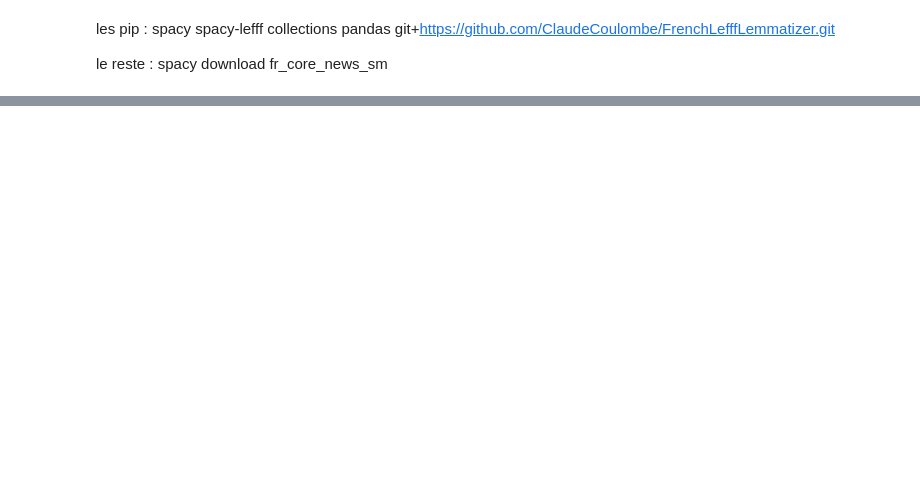
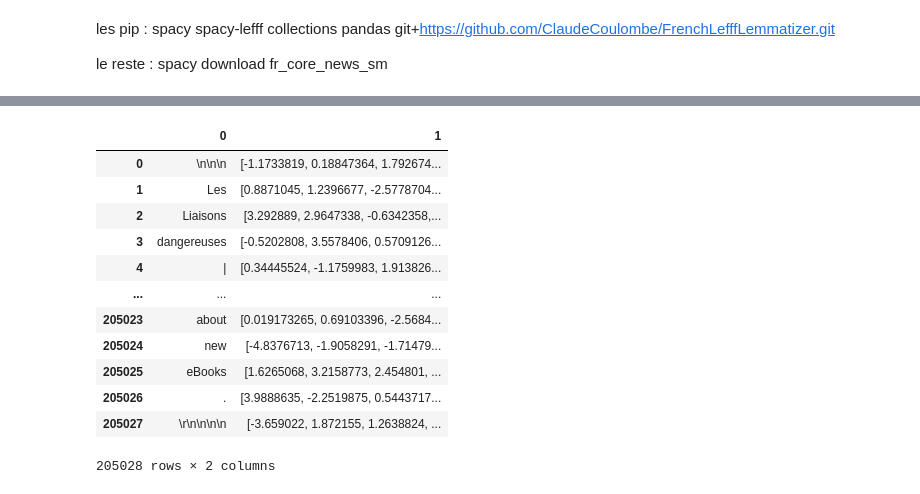
Before and after one commit to lucas-cumunel/libroguessr, a Jupyter notebook: tokenisation.ipynb, the cells around one changed output, grey strips where cells are left out. Drawn from its saved outputs; the diff is of its cells as text; code cells hidden in the pictures; blank space fills up the shorter version.

```diff
--- a/tokenisation.ipynb
+++ b/tokenisation.ipynb
@@ -87,3 +135,23 @@ Order
+# %%
+def matrix (txt, txt_sentence=None) :
+    matrix=pd.DataFrame(data=[(t.text,t.vector) for t in nlp(txt)])
+    return matrix
+
+matrix(sample_txt)
+# %% [output]
+|  | 0 | 1 |
+| 0 | \n\n\n | [-1.1733819, 0.18847364, 1.792674... |
+| 1 | Les | [0.8871045, 1.2396677, -2.5778704... |
+| 2 | Liaisons | [3.292889, 2.9647338, -0.6342358,... |
+| 3 | dangereuses | [-0.5202808, 3.5578406, 0.5709126... |
+| 4 | | | [0.34445524, -1.1759983, 1.913826... |
+| ... | ... | ... |
+| 205023 | about | [0.019173265, 0.69103396, -2.5684... |
+| 205024 | new | [-4.8376713, -1.9058291, -1.71479... |
+| 205025 | eBooks | [1.6265068, 3.2158773, 2.454801, ... |
+| 205026 | . | [3.9888635, -2.2519875, 0.5443717... |
+| 205027 | \r\n\n\n\n | [-3.659022, 1.872155, 1.2638824, ... |
+205028 rows × 2 columns
 # %%
 #Graphs
 #plt.hist(d_sum_CC)
```
Also changed, not shown: parts of 6 cells of this notebook.
